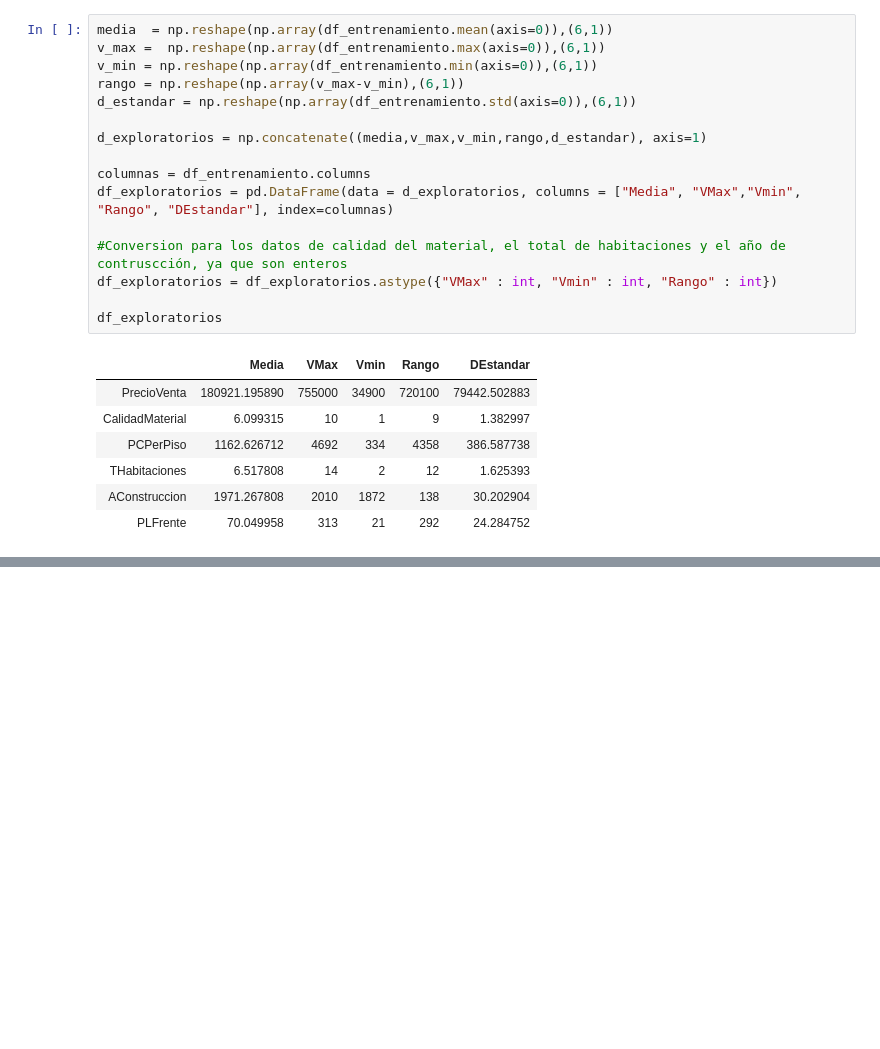
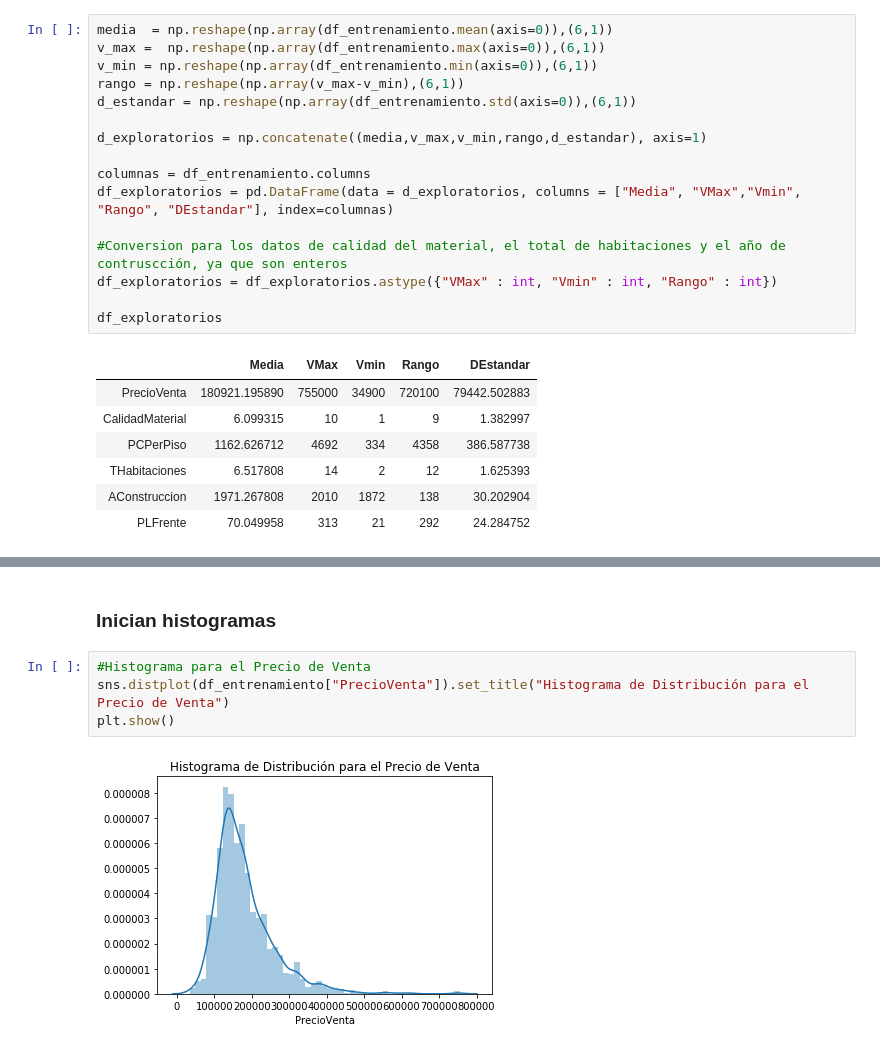
Before and after one commit to RebecaCarrera/proyecto_Python, a Jupyter notebook: Proyecto-Rebeca_Carrera.ipynb, the cells around one changed output, grey strips where cells are left out. Drawn from its saved outputs; the diff is of its cells as text; blank space fills up the shorter version.

Commit message:
Finaliza análisis exploratorio
Se agregó todo lo necesario para concluir con el análisis exploratorio

```diff
--- a/Proyecto-Rebeca_Carrera.ipynb
+++ b/Proyecto-Rebeca_Carrera.ipynb
@@ -91,0 +120,8 @@ df_exploratorios
+# %% [markdown]
+### Inician histogramas
+# %%
+#Histograma para el Precio de Venta
+sns.distplot(df_entrenamiento["PrecioVenta"]).set_title("Histograma de Distribución para el Precio de Venta")
+plt.show()
+# %% [output]
+[figure, added]
```
Also changed, not shown: parts of 16 cells of this notebook.
